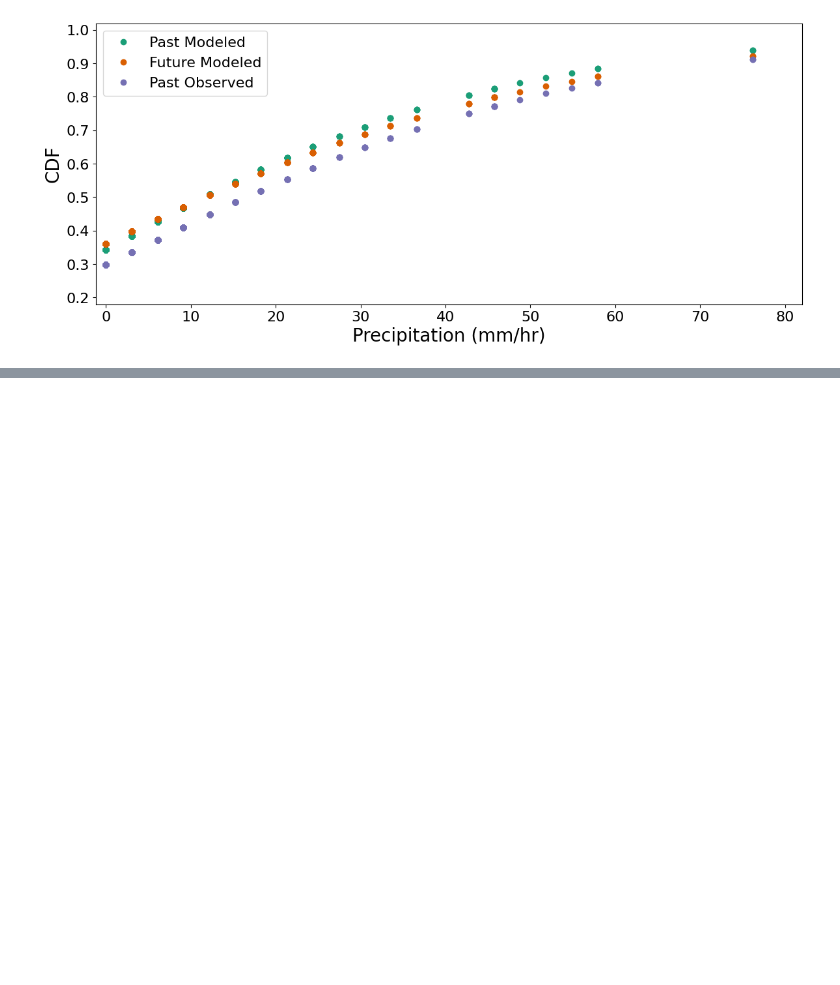
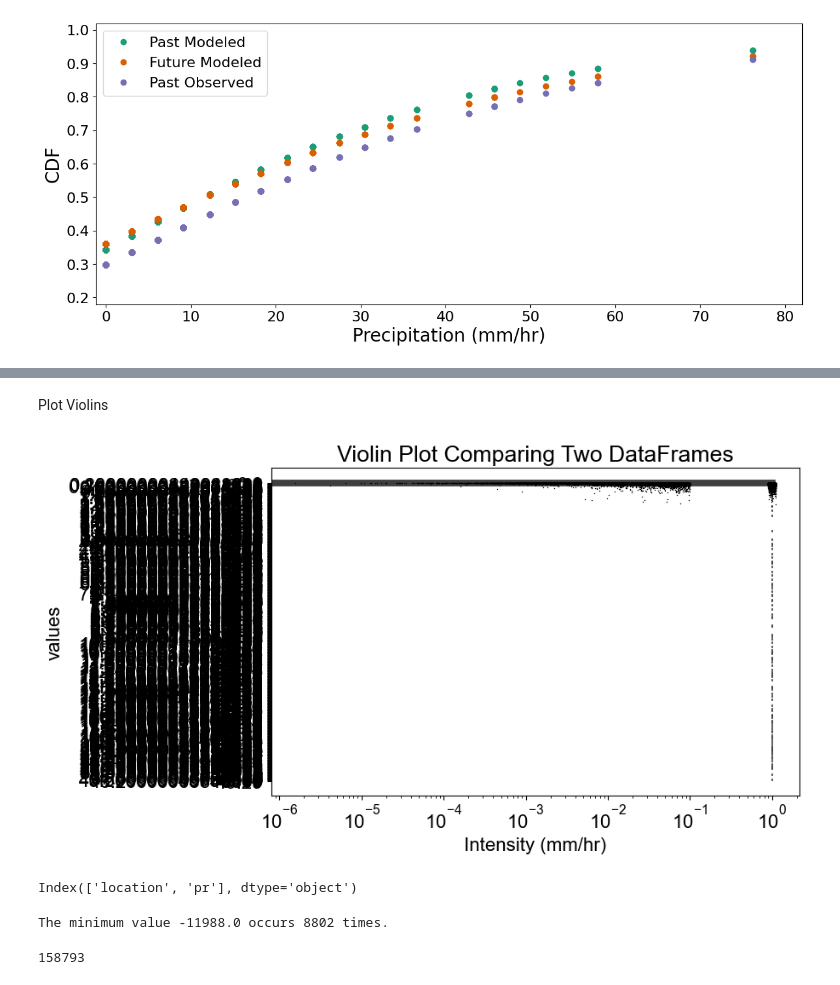
Before and after one commit to AustinFarnum/ClimateChangePrecipitationProjection, a Jupyter notebook: precip_projection_CC_single_city.ipynb, the cells around one changed output, grey strips where cells are left out. Saved outputs shown, nothing was run; the diff lists cells and outputs as text; code cells hidden in the pictures; blank space fills up the shorter version.

Commit message:
compare aorc vs historical

```diff
--- a/precip_projection_CC_single_city.ipynb
+++ b/precip_projection_CC_single_city.ipynb
@@ -877,0 +728,16 @@ plt.show
+# %%
+city = 'Dover'
+AORC_historical = read_netcdf4('files/AORC/AORC-1km-allyears.nc')
+storms_obs_AORC = tidy_AORC_netcdf4(AORC_historical, city)
+
+# Ensure the 'datetime' column is in datetime format
+storms_obs_AORC['datetime'] = pd.to_datetime(storms_obs_AORC['datetime'])
+
+# Set 'datetime' as the index
+storms_obs_AORC.set_index('datetime', inplace=True)
+
+# Set date range to match measured data and truncate dataset
+start_date = '2005-09-19 12:00:00'
+end_date = '2023-10-31 20:00:00'
+storms_obs_AORC = storms_obs_AORC[start_date:end_date]
+storms_obs_AORC
@@ -877,0 +759,57 @@ plt.show
+# %% [markdown]
+Plot Violins
+# %%
+import seaborn as sns
+import matplotlib.pyplot as plt
+import pandas as pd
+
+# Example data (replace with your actual DataFrames)
+# storms_obs_historical = pd.read_csv('historical_data.csv')
+# storms_obs_AORC = pd.read_csv('AORC_data.csv')
+
+# Get precipitation data
+x0 = storms_obs_historical.loc[ :, 'pr' ]
+x1 = storms_obs_AORC.loc[ :, 'pr' ]
+
+# Add data series to one dataframe with correct group labels
+obs_compare = pd.concat([
+    pd.DataFrame( { 'values' : x0, 'group' : [ 'Measured' ] * len( x0 ) } ),
+    pd.DataFrame( { 'values' : x1, 'group' : [ 'AORC' ] * len( x1 ) } )
+])
+
+# Create a violin plot
+plt.figure( figsize=( 8, 5 ) )  # Optional: adjust figure size
+sns.violinplot( x='group', y='values', data=obs_compare, orient='h' )
+
+# Overlay jittered individual points
+sns.stripplot( x='group', y='values', data=obs_compare, color='black', jitter=True, size=1 )
+
+# Add labels and title
+plt.title( 'Violin Plot Comparing Two DataFrames' )
+plt.xlabel( 'Intensity (mm/hr)' )
+
+# Change x-axis to log scale for better visualization
+plt.xscale( 'log' )
+
+# Show the plot
+plt.show()
+# %% [output]
+[figure, added]
+# %%
+print(storms_obs_AORC.columns)
+# %% [output]
+Index(['location', 'pr'], dtype='object')
+# %%
+# Get the minimum value
+min_val = storms_obs_historical['pr'].min()
+
+# Count how many times it occurs
+count_min = (storms_obs_historical['pr'] == min_val).sum()
+
+print(f"The minimum value {min_val} occurs {count_min} times.")
+# %% [output]
+The minimum value -11988.0 occurs 8802 times.
+# %%
+print(len(storms_obs_historical))
+# %% [output]
+158793
```
Also changed, not shown: parts of 11 cells of this notebook, 4 other files.
